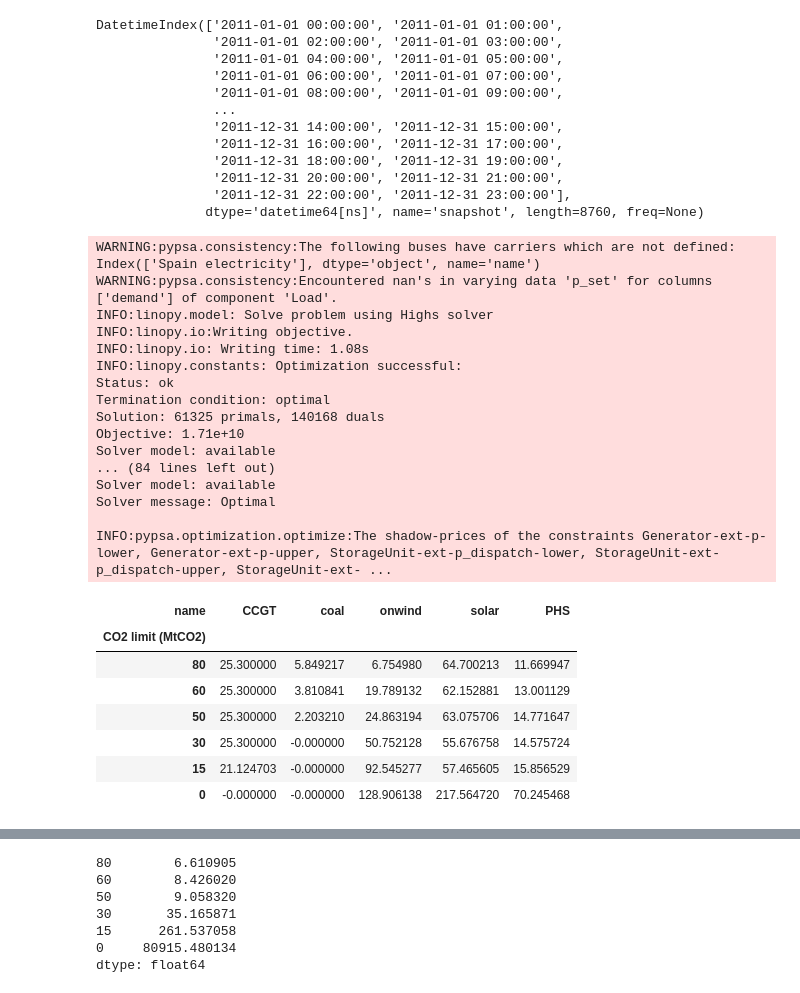
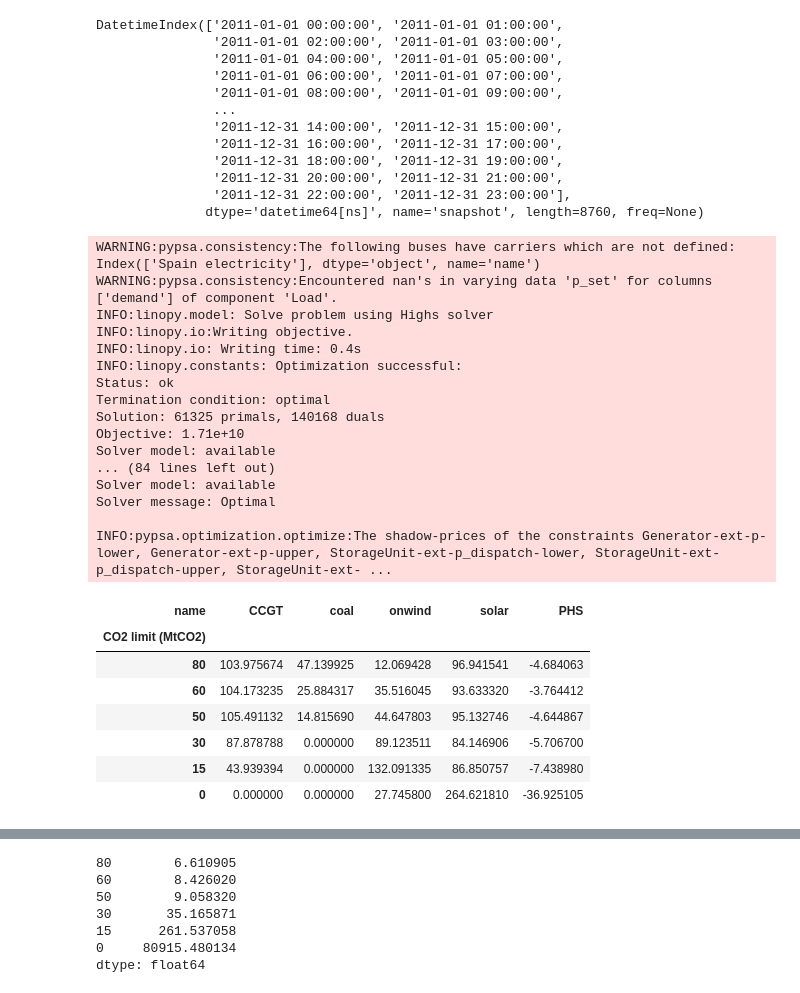
Before and after one commit to martaibaiao/integrated-energy-grids_project, a Jupyter notebook: part2_f.ipynb, the cells around one changed output, grey strips where cells are left out. Cells and saved outputs as stored; diff of their text form; code cells hidden in the pictures.

```diff
--- a/part2_f.ipynb
+++ b/part2_f.ipynb
@@ -231,25 +231,37 @@ n.add(
 )
 # %%
 sensitivity = {}
+sensitivity_gen = {}
 co2_price = pd.Series()
 
-# simulate for every CO2 constraint that was set according to the data found
 for co2 in [80, 60, 50, 30, 15, 0]:
     n.global_constraints.loc["CO2Limit", "constant"] = co2 * 1e6
     n.optimize(solver_name="highs")
 
     sensitivity[co2] = pd.concat([
-        n.generators.p_nom_opt.div(1e3),
-        n.storage_units.p_nom_opt.div(1e3)
+        n.generators.p_nom_opt.div(1e3), #GW
+        n.storage_units.p_nom_opt.div(1e3) #GW
     ])  # GW
+
+    sensitivity_gen[co2] = pd.concat([
+        n.generators_t.p.sum().div(1e6), #TWh
+        n.storage_units_t.p.sum().div(1e6) #TWh
+    ])
+
     co2_price[co2] = -n.global_constraints.mu["CO2Limit"]
+
+sensitivity_df = pd.DataFrame(sensitivity).T
+sensitivity_df.index.name = "CO2 limit (MtCO2)"
+
+sensitivity_gen_df = pd.DataFrame(sensitivity_gen).T
+sensitivity_gen_df.index.name = "CO2 limit (MtCO2)"
 # %% [output]
 WARNING:pypsa.consistency:The following buses have carriers which are not defined:
 Index(['Spain electricity'], dtype='object', name='name')
 WARNING:pypsa.consistency:Encountered nan's in varying data 'p_set' for columns ['demand'] of component 'Load'.
 INFO:linopy.model: Solve problem using Highs solver
 INFO:linopy.io:Writing objective.
-INFO:linopy.io: Writing time: 1.08s
+INFO:linopy.io: Writing time: 0.4s
 INFO:linopy.constants: Optimization successful:
 Status: ok
 Termination condition: optimal
@@ -262,15 +274,15 @@ Solver message: Optimal
 
 INFO:pypsa.optimization.optimize:The shadow-prices of the constraints Generator-ext-p-lower, Generator-ext-p-upper, StorageUnit-ext-p_dispatch-lower, StorageUnit-ext-p_dispatch-upper, StorageUnit-ext- ...
 # %%
-sensitivity_df = pd.DataFrame(sensitivity).T
-sensitivity_df.index.name = "CO2 limit (MtCO2)"
-sensitivity_df
+sensitivity_gen_df = pd.DataFrame(sensitivity_gen).T
+sensitivity_gen_df.index.name = "CO2 limit (MtCO2)"
+sensitivity_gen_df
 # %% [output]
 | name | CCGT | coal | onwind | solar | PHS |
 | CO2 limit (MtCO2) |  |  |  |  |  |
-| 80 | 25.300000 | 5.849217 | 6.754980 | 64.700213 | 11.669947 |
-| 60 | 25.300000 | 3.810841 | 19.789132 | 62.152881 | 13.001129 |
-| 50 | 25.300000 | 2.203210 | 24.863194 | 63.075706 | 14.771647 |
-| 30 | 25.300000 | -0.000000 | 50.752128 | 55.676758 | 14.575724 |
-| 15 | 21.124703 | -0.000000 | 92.545277 | 57.465605 | 15.856529 |
-| 0 | -0.000000 | -0.000000 | 128.906138 | 217.564720 | 70.245468 |
+| 80 | 103.975674 | 47.139925 | 12.069428 | 96.941541 | -4.684063 |
+| 60 | 104.173235 | 25.884317 | 35.516045 | 93.633320 | -3.764412 |
+| 50 | 105.491132 | 14.815690 | 44.647803 | 95.132746 | -4.644867 |
+| 30 | 87.878788 | 0.000000 | 89.123511 | 84.146906 | -5.706700 |
+| 15 | 43.939394 | 0.000000 | 132.091335 | 86.850757 | -7.438980 |
+| 0 | 0.000000 | 0.000000 | 27.745800 | 264.621810 | -36.925105 |
```
Also changed, not shown: parts of 2 cells of this notebook.
